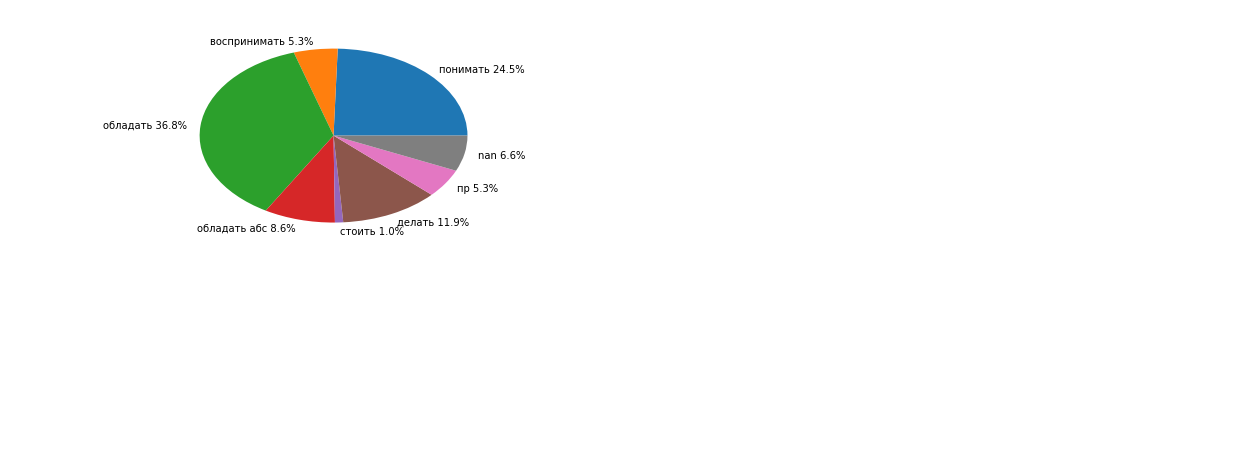
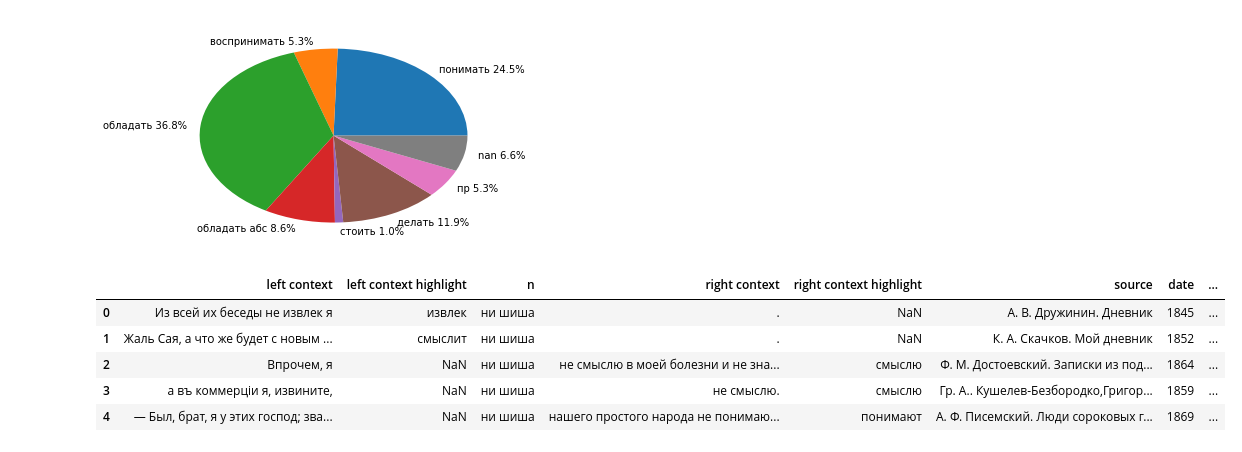
Before and after one commit to marchdown/schisch, a Jupyter notebook: schisch.ipynb, the cells around one changed output. Saved outputs shown, nothing was run; the diff lists cells and outputs as text; code cells hidden in the pictures; blank space fills up the shorter version.

```diff
--- a/schisch.ipynb
+++ b/schisch.ipynb
@@ -240,3 +294,12 @@ plt.pie([float(v) for v in semantic_type_freqs.values()], labels=labels,
 plt.show()
 # %% [output]
 [figure]
+# %%
+data.head()
+# %% [output]
+|  | left context | left context highlight | n | right context | right context highlight | source | date | ... |
+| 0 | Из всей их беседы не извлек я | извлек | ни шиша | . | NaN | А. В. Дружинин. Дневник | 1845 | ... |
+| 1 | Жаль Сая, а что же будет с новым ... | смыслит | ни шиша | . | NaN | К. А. Скачков. Мой дневник | 1852 | ... |
+| 2 | Впрочем, я | NaN | ни шиша | не смыслю в моей болезни и не зна... | смыслю | Ф. М. Достоевский. Записки из под... | 1864 | ... |
+| 3 | а въ коммерціи я, извините, | NaN | ни шиша | не смыслю. | смыслю | Гр. А.. Кушелев-Безбородко,Григор... | 1859 | ... |
+| 4 | ― Был, брат, я у этих господ; зва... | NaN | ни шиша | нашего простого народа не понимаю... | понимают | А. Ф. Писемский. Люди сороковых г... | 1869 | ... |
```
Also changed, not shown: parts of 14 cells of this notebook.
